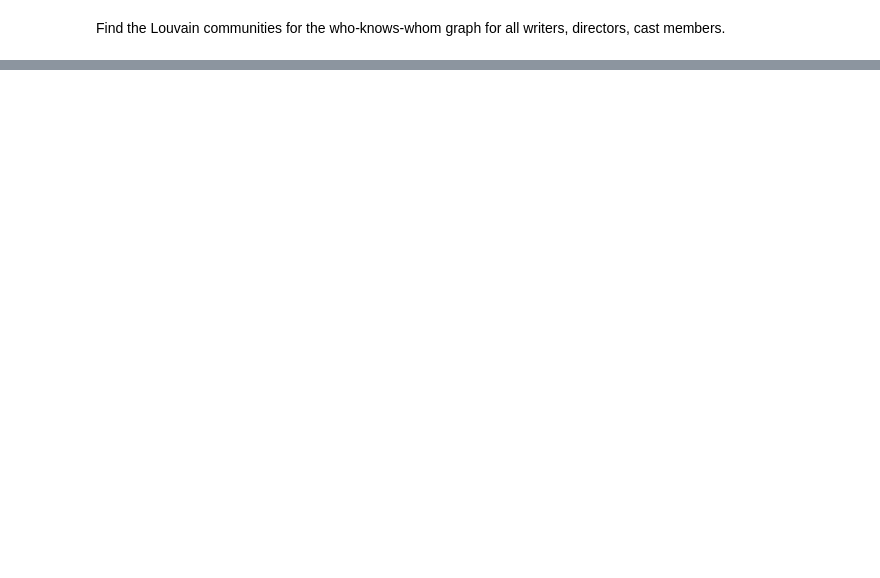
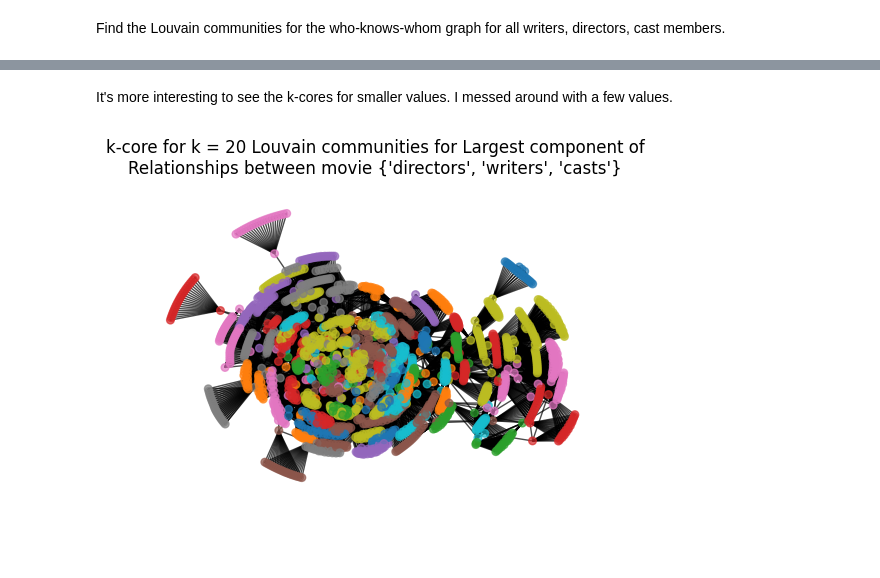
Before and after one commit to MichaelAGoodrich/GraphDataScience_withSNAP, a Jupyter notebook: GraphDataScience_Practice.ipynb, the cells around one changed output, grey strips where cells are left out. Drawn from its saved outputs; the diff is of its cells as text; code cells hidden in the pictures; blank space fills up the shorter version.

```diff
--- a/GraphDataScience_Practice.ipynb
+++ b/GraphDataScience_Practice.ipynb
@@ -280,0 +342,8 @@ To do
+# %% [markdown]
+It's more interesting to see the k-cores for smaller values. I messed around with a few values.
+# %%
+k = 20
+writer_director_cast_title_kcore = "k-core for k = " +str(k) + " " + writer_director_cast_title
+wdc_network_handler.show_kCore_Subgraph(k = k, title = writer_director_cast_title_kcore, xlim = xlim, ylim = ylim)
+# %% [output]
+[figure, added]
```
Also changed, not shown: parts of 18 cells of this notebook, 1 other file.
